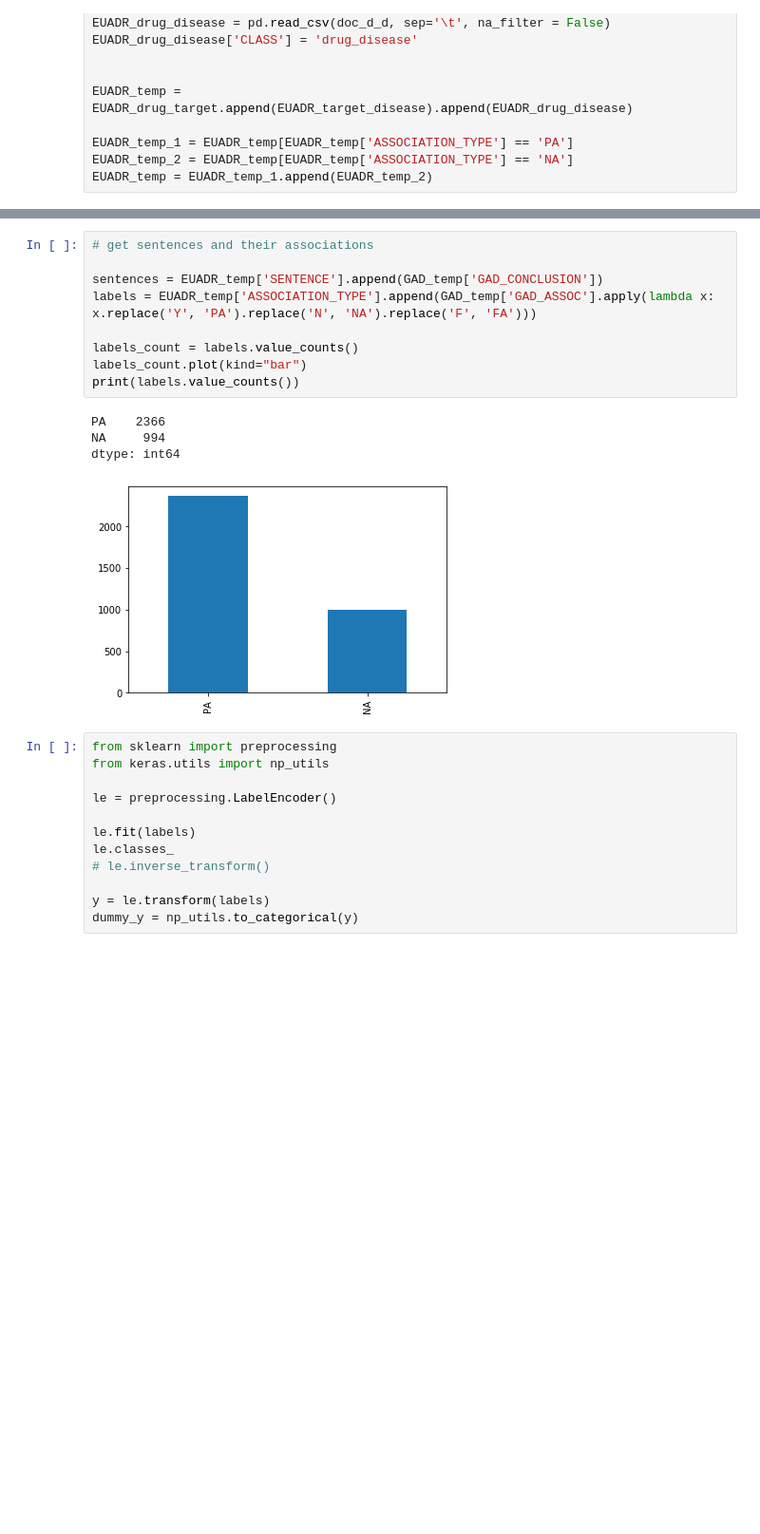
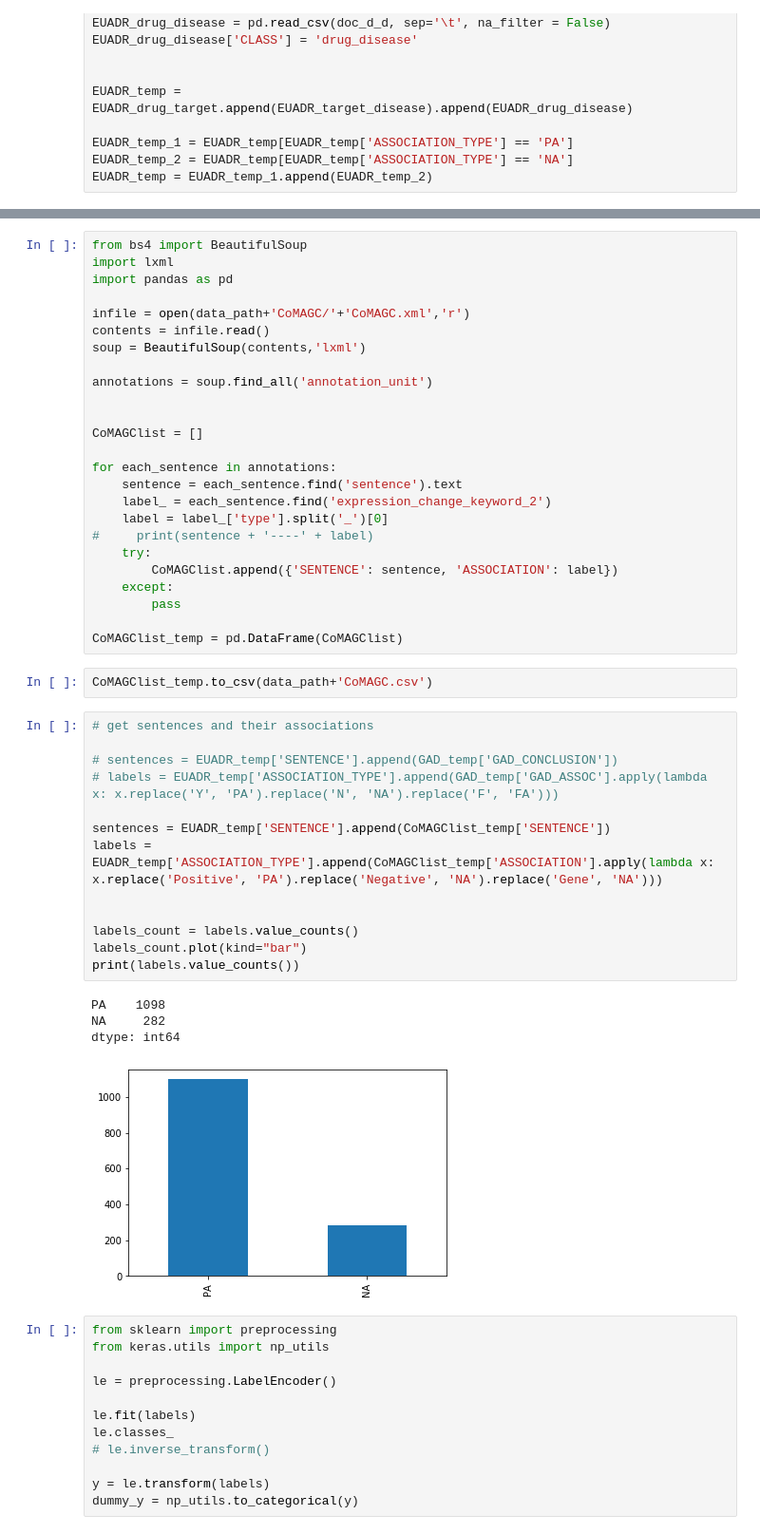
Before and after one commit to tsantosh7/Unsupervised-Supervised-Protein-Genes-Diseases-Organisms-Extraction, a Jupyter notebook: Code/Relation_Association_Classification.ipynb, the cells around one changed output, grey strips where cells are left out. Shown at 95% size. Drawn from its saved outputs; the diff is of its cells as text; blank space fills up the shorter version.

```diff
--- a/Code/Relation_Association_Classification.ipynb
+++ b/Code/Relation_Association_Classification.ipynb
@@ -66,17 +72,48 @@ GAD_temp = GAD_target_disease_Y_N
+# %%
+from bs4 import BeautifulSoup
+import lxml
+import pandas as pd
+
+infile = open(data_path+'CoMAGC/'+'CoMAGC.xml','r')
+contents = infile.read()
+soup = BeautifulSoup(contents,'lxml')
+
+annotations = soup.find_all('annotation_unit')
+
+
+CoMAGClist = []
+
+for each_sentence in annotations:
+    sentence = each_sentence.find('sentence').text
+    label_ = each_sentence.find('expression_change_keyword_2')
+    label = label_['type'].split('_')[0]
+#     print(sentence + '----' + label)
+    try:
+        CoMAGClist.append({'SENTENCE': sentence, 'ASSOCIATION': label})
+    except:
+        pass
+
+CoMAGClist_temp = pd.DataFrame(CoMAGClist)
+# %%
+CoMAGClist_temp.to_csv(data_path+'CoMAGC.csv')
 # %%
 # get sentences and their associations
 
-sentences = EUADR_temp['SENTENCE'].append(GAD_temp['GAD_CONCLUSION'])
-labels = EUADR_temp['ASSOCIATION_TYPE'].append(GAD_temp['GAD_ASSOC'].apply(lambda x: x.replace('Y', 'PA').replace('N', 'NA').replace('F', 'FA')))
+# sentences = EUADR_temp['SENTENCE'].append(GAD_temp['GAD_CONCLUSION'])
+# labels = EUADR_temp['ASSOCIATION_TYPE'].append(GAD_temp['GAD_ASSOC'].apply(lambda x: x.replace('Y', 'PA').replace('N', 'NA').replace('F', 'FA')))
+
+sentences = EUADR_temp['SENTENCE'].append(CoMAGClist_temp['SENTENCE'])
+labels = EUADR_temp['ASSOCIATION_TYPE'].append(CoMAGClist_temp['ASSOCIATION'].apply(lambda x: x.replace('Positive', 'PA').replace('Negative', 'NA').replace('Gene', 'NA')))
+
 
 labels_count = labels.value_counts()
 labels_count.plot(kind="bar")
 print(labels.value_counts())
 # %% [output]
-PA    2366
-NA     994
+PA    1098
+NA     282
 dtype: int64
-[figure, old version]
+[figure, new version]
 # %%
 from sklearn import preprocessing
 from keras.utils import np_utils
```
Also changed, not shown: parts of 15 cells of this notebook, 3 other files.
